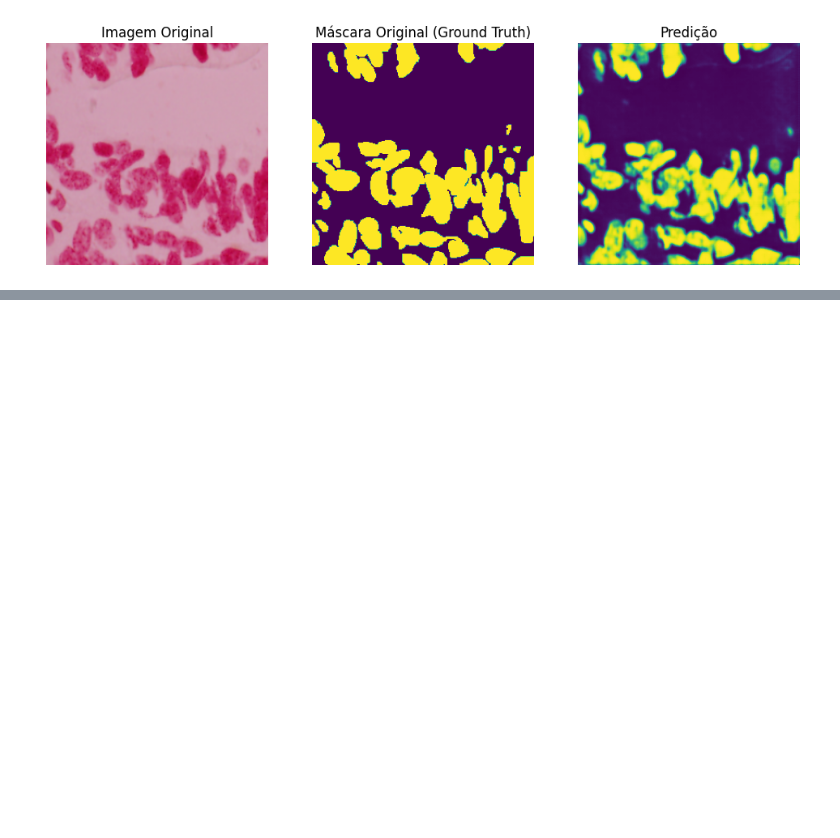
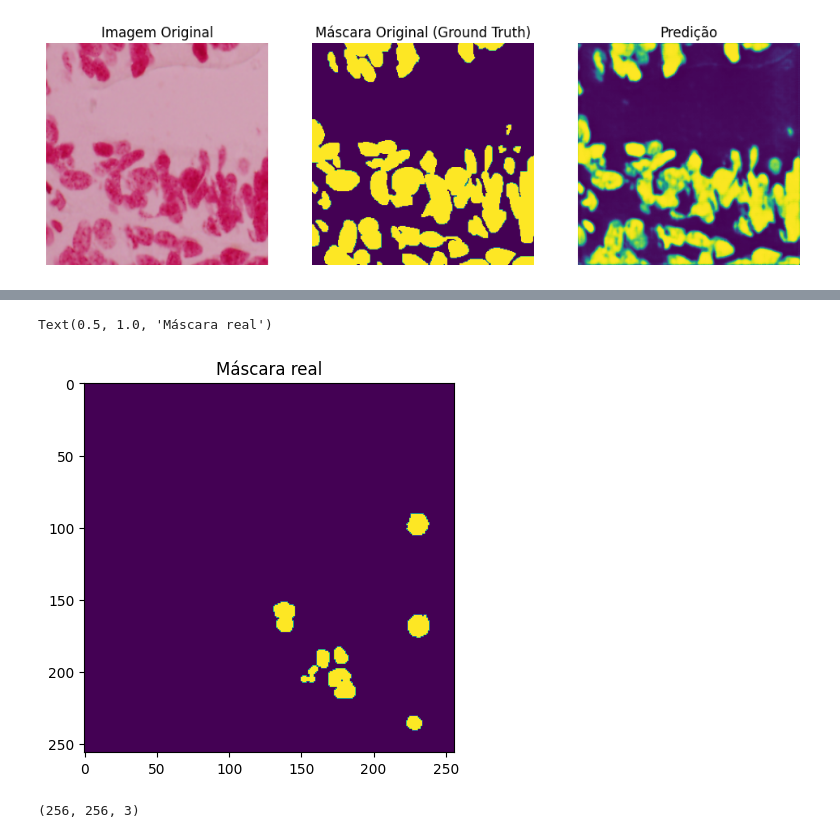
Before and after one commit to DiogoBotton/Computer_Vision_Learn, a Jupyter notebook: Segmentacao_de_Imagens/Segmentacao_Semantica/teste_modelo_unet.ipynb, the cells around one changed output, grey strips where cells are left out. Cells and saved outputs as stored; diff of their text form; code cells hidden in the pictures; blank space fills up the shorter version.

```diff
--- a/Segmentacao_de_Imagens/Segmentacao_Semantica/teste_modelo_unet.ipynb
+++ b/Segmentacao_de_Imagens/Segmentacao_Semantica/teste_modelo_unet.ipynb
@@ -217,0 +237,9 @@ compare_segmentations(X_val[idx], y_val[idx], predicts_val[idx])
+# %%
+img_val_id = 0
+img_val = X_val[img_val_id] # Imagem original
+ground_truth = y_val[img_val_id] # Máscara real
+plt.imshow(np.squeeze(ground_truth)) # Squeeze para retirar a dimensão adicional da máscara
+plt.title("Máscara real")
+# %% [output]
+Text(0.5, 1.0, 'Máscara real')
+[figure, added]
@@ -217,0 +250,4 @@ compare_segmentations(X_val[idx], y_val[idx], predicts_val[idx])
+# %%
+img_val.shape
+# %% [output]
+(256, 256, 3)
```
Also changed, not shown: parts of 19 cells of this notebook.
